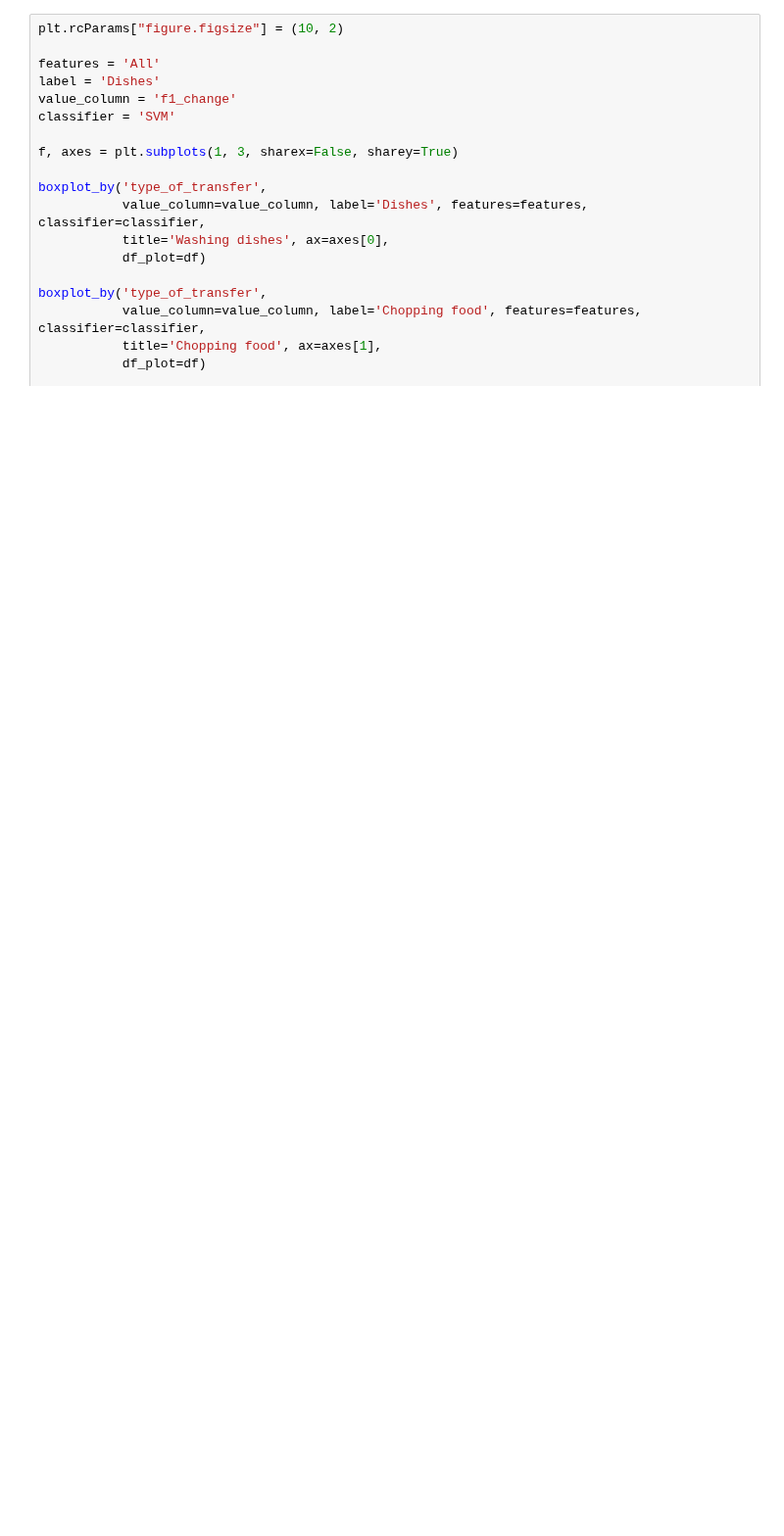
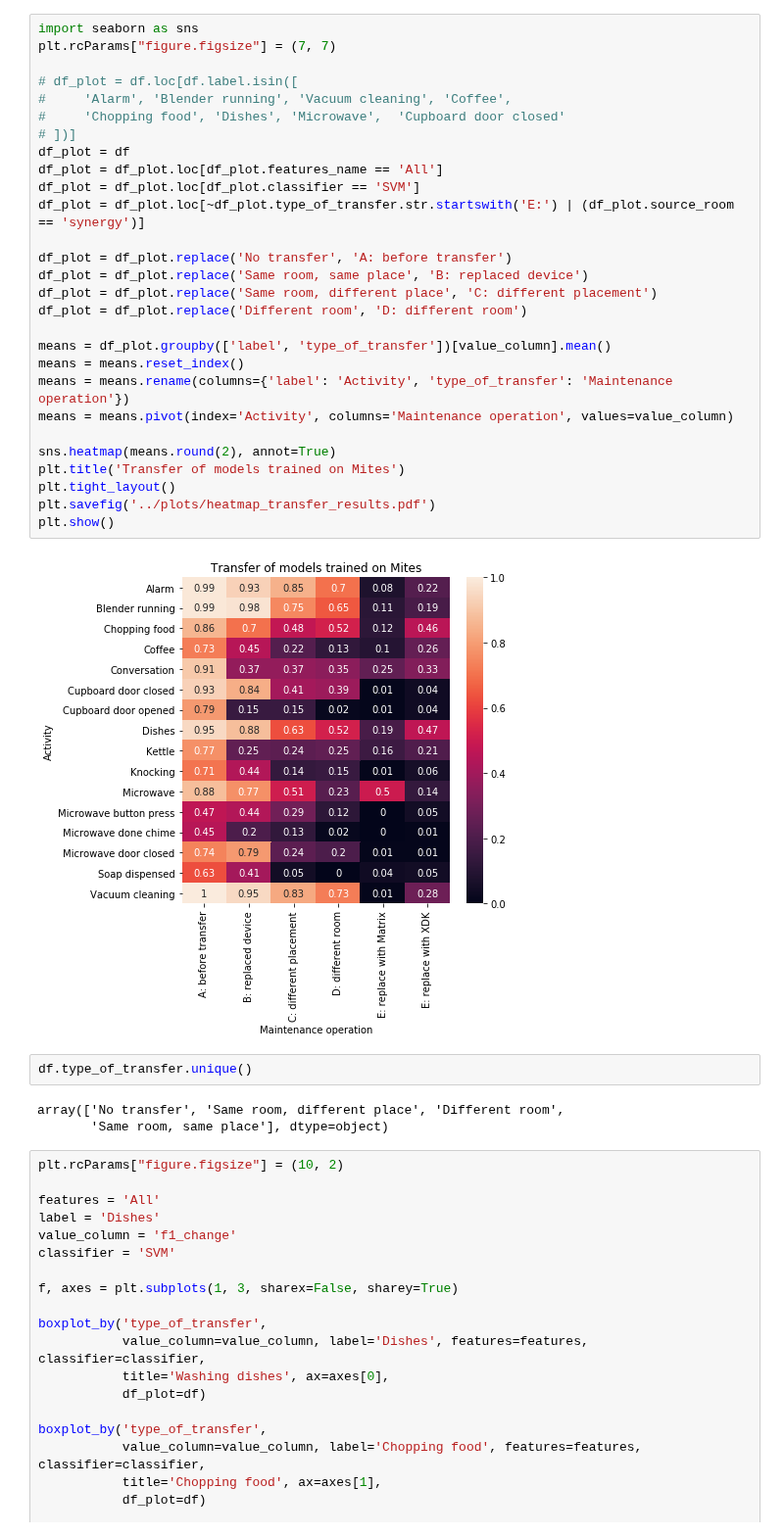
Before and after one commit to matus-tomlein/transfer-learning-playground, a Jupyter notebook: notebooks/single-activity-models/analysis-mites.ipynb, the cells around one changed output. Shown at 98% size. Cells and saved outputs as stored; diff of their text form; blank space fills up the shorter version.

```diff
--- a/notebooks/single-activity-models/analysis-mites.ipynb
+++ b/notebooks/single-activity-models/analysis-mites.ipynb
@@ -84,3 +109,38 @@ plt.show()
+# %%
+import seaborn as sns
+plt.rcParams["figure.figsize"] = (7, 7)
+
+# df_plot = df.loc[df.label.isin([
+#     'Alarm', 'Blender running', 'Vacuum cleaning', 'Coffee',
+#     'Chopping food', 'Dishes', 'Microwave',  'Cupboard door closed'
+# ])]
+df_plot = df
+df_plot = df_plot.loc[df_plot.features_name == 'All']
+df_plot = df_plot.loc[df_plot.classifier == 'SVM']
+df_plot = df_plot.loc[~df_plot.type_of_transfer.str.startswith('E:') | (df_plot.source_room == 'synergy')]
+
+df_plot = df_plot.replace('No transfer', 'A: before transfer')
+df_plot = df_plot.replace('Same room, same place', 'B: replaced device')
+df_plot = df_plot.replace('Same room, different place', 'C: different placement')
+df_plot = df_plot.replace('Different room', 'D: different room')
+
+means = df_plot.groupby(['label', 'type_of_transfer'])[value_column].mean()
+means = means.reset_index()
+means = means.rename(columns={'label': 'Activity', 'type_of_transfer': 'Maintenance operation'})
+means = means.pivot(index='Activity', columns='Maintenance operation', values=value_column)
+
+sns.heatmap(means.round(2), annot=True)
+plt.title('Transfer of models trained on Mites')
+plt.tight_layout()
+plt.savefig('../plots/heatmap_transfer_results.pdf')
+plt.show()
+# %% [output]
+[figure, added]
+# %%
+df.type_of_transfer.unique()
+# %% [output]
+array(['No transfer', 'Same room, different place', 'Different room',
+       'Same room, same place'], dtype=object)
 # %%
 plt.rcParams["figure.figsize"] = (10, 2)
 
```
Also changed, not shown: parts of 4 cells of this notebook, 13 other files.
